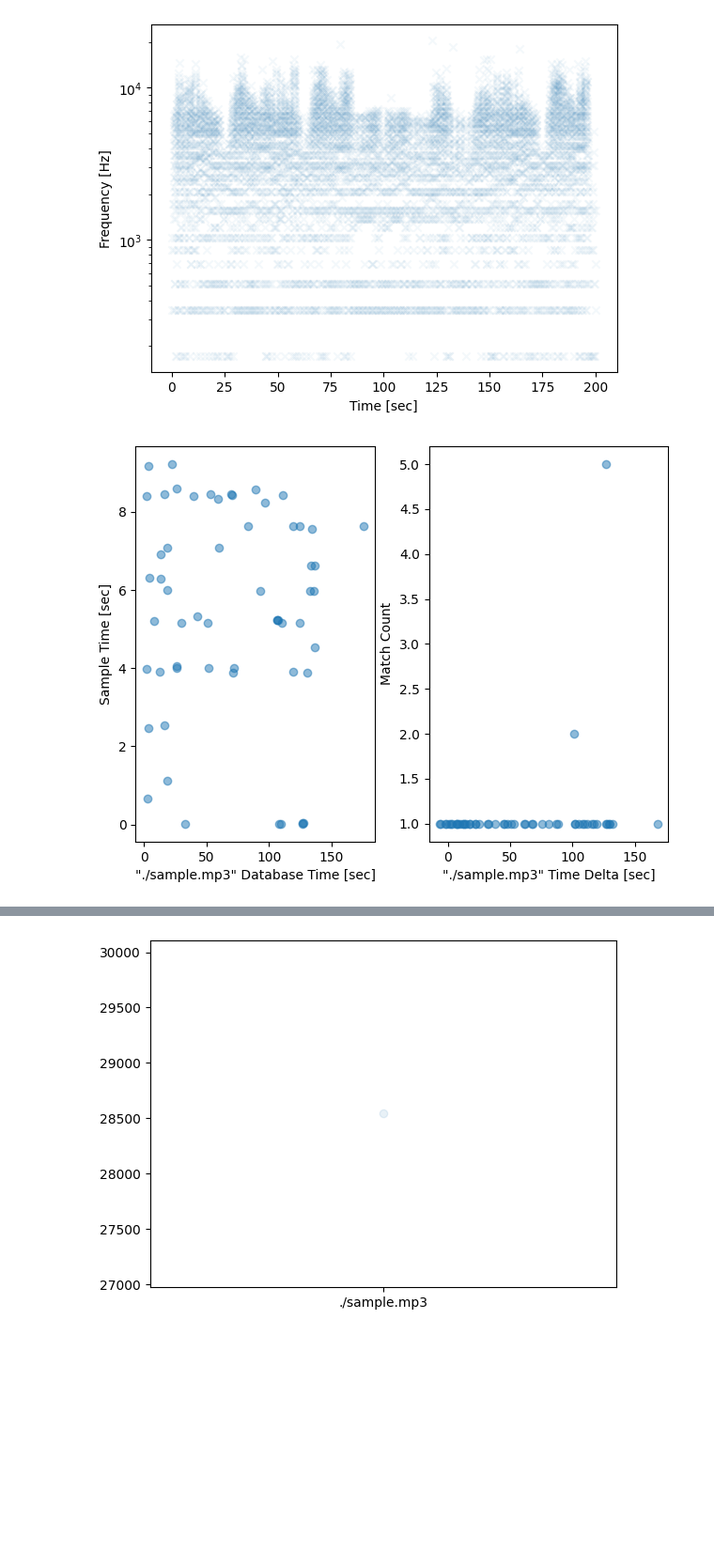
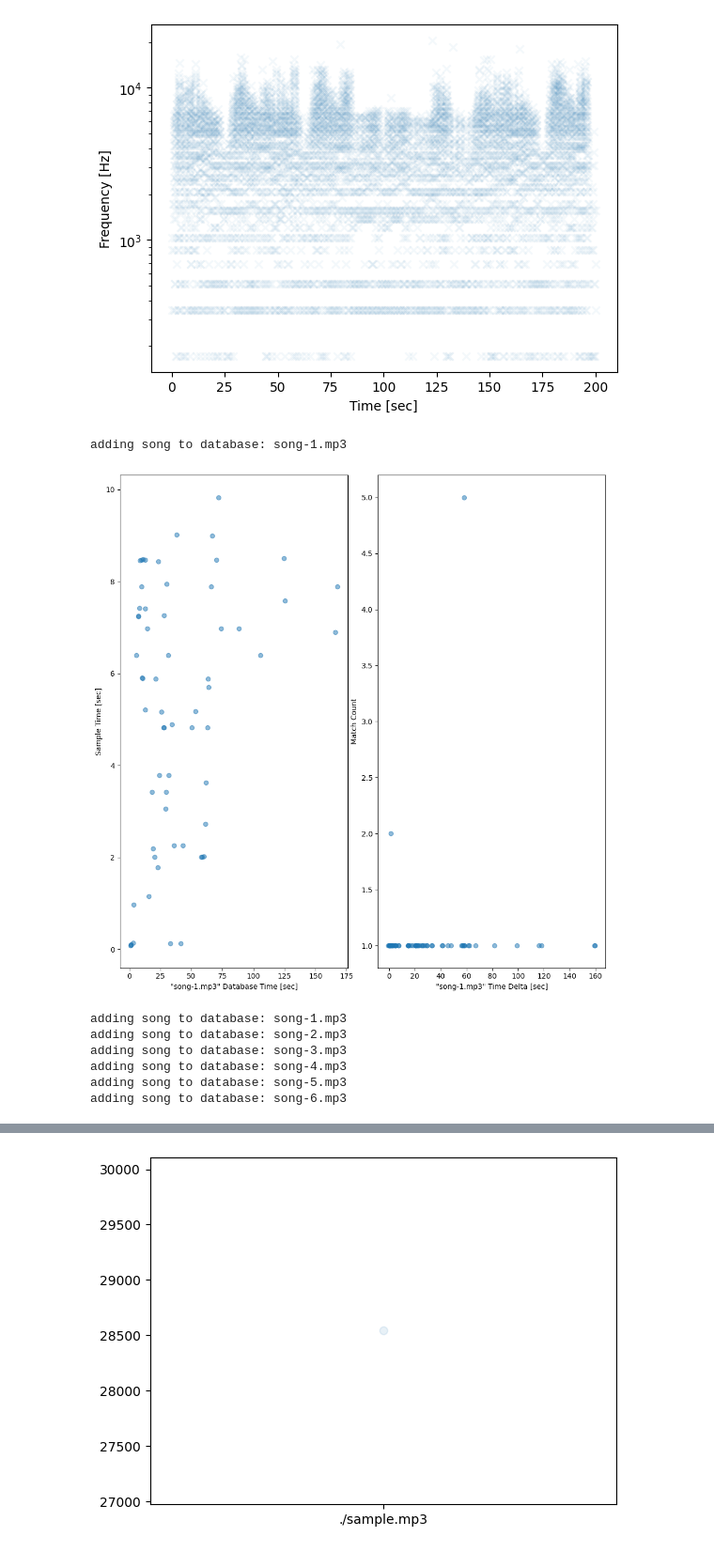
Before and after one commit to psmason/shazam-notebook, a Jupyter notebook: Shazam Algorithm.ipynb, the cells around one changed output, grey strips where cells are left out. Shown at 94% size. Drawn from its saved outputs; the diff is of its cells as text; code cells hidden in the pictures; blank space fills up the shorter version.

```diff
--- a/Shazam Algorithm.ipynb
+++ b/Shazam Algorithm.ipynb
@@ -106,22 +108,26 @@ def compute_fingerprints(f, t, Sxx):
                                                          extract_target_zone(anchor_point, peak_points))
     return fingerprints
 
-def build_song_db(mp3):
+def build_song_db(mp3s):
     song_db = {}
-    loaded_song = AudioSegment.from_mp3(mp3)
-    for f in compute_fingerprints(*signal.spectrogram(np.array(loaded_song.get_array_of_samples()),
-                                   loaded_song.frame_rate)):
-        db_key = (f[0], f[1], f[2])
-        if db_key in song_db:
-            if mp3 in song_db[db_key]:
-                song_db[db_key][mp3].append(f[3])
+    for mp3 in mp3s:
+        print("adding song to database:", mp3)
+        loaded_song = AudioSegment.from_mp3(mp3)
+        for f in compute_fingerprints(*signal.spectrogram(np.array(loaded_song.get_array_of_samples()),
+                                       loaded_song.frame_rate)):
+            db_key = (f[0], f[1], f[2])
+            if db_key in song_db:
+                if mp3 in song_db[db_key]:
+                    song_db[db_key][mp3].append(f[3])
+                else:
+                    song_db[db_key][mp3] = [f[3]]
             else:
-                song_db[db_key][mp3] = [f[3]]
-        else:
-            song_db[db_key] = {mp3: [f[3]]}
+                song_db[db_key] = {mp3: [f[3]]}
     return song_db
 
-song_db = build_song_db("./sample.mp3")
+song_db = build_song_db(["song-1.mp3"])
+# %% [output]
+adding song to database: song-1.mp3
 # %%
 """Testing against a subsample of the original song."""
 def check_db_for_matches(song_db, raw_sample, raw_sample_frame_rate):
@@ -159,35 +165,45 @@ def build_match_histogram(matches):
                     offset: 1
                 }
     return matching_histogram
 
 def plot_match_results(matches):
-    matching_songs = list(matches.keys())
-    fig, ax = plt.subplots(len(matching_songs), 2)
+    matching_songs = sorted(list(matches.keys()))
+    fig, ax = plt.subplots(len(matching_songs), 2, figsize=(10,10))
     ax = np.reshape(ax, (-1, 2))
     fig.tight_layout()
     for i in range(len(matching_songs)):
         target_song = matching_songs[i]
         ax[i, 0].scatter(matches[target_song]['song_offsets'],
                 matches[target_song]['sample_offsets'],
                 marker='o', alpha=0.5)
         ax[i, 0].set_ylabel('Sample Time [sec]')
         ax[i, 0].set_xlabel('"{}" Database Time [sec]'.format(target_song))
 
         matching_histogram = build_match_histogram(matches)
         offsets = []
         offset_hit_count = []
         for offset in sorted(matching_histogram[target_song].keys()):
             offsets.append(offset)
             offset_hit_count.append(matching_histogram[target_song][offset])
         ax[i, 1].scatter(offsets, offset_hit_count, marker='o', alpha=0.5)
         ax[i, 1].set_ylabel('Match Count')
         ax[i, 1].set_xlabel('"{}" Time Delta [sec]'.format(target_song))
     plt.show()
 
-loaded_song = AudioSegment.from_mp3("./sample.mp3")
+loaded_song = AudioSegment.from_mp3("song-1.mp3")
 test_sample = loaded_song.get_array_of_samples()
-matches = check_db_for_matches(song_db, test_sample[loaded_song.frame_rate*127:loaded_song.frame_rate*137],
+matches = check_db_for_matches(song_db, test_sample[loaded_song.frame_rate*58:loaded_song.frame_rate*68],
                                loaded_song.frame_rate)
 plot_match_results(matches)
 # %% [output]
-[figure, old version]
+[figure, new version]
+# %%
+# Let's now build a database with more songs
+song_db = build_song_db([f for f in  os.popen("ls").read().split('\n') if f.startswith("song")])
+# %% [output]
+adding song to database: song-1.mp3
+adding song to database: song-2.mp3
+adding song to database: song-3.mp3
+adding song to database: song-4.mp3
+adding song to database: song-5.mp3
+adding song to database: song-6.mp3
```
Also changed, not shown: parts of 5 cells of this notebook.
